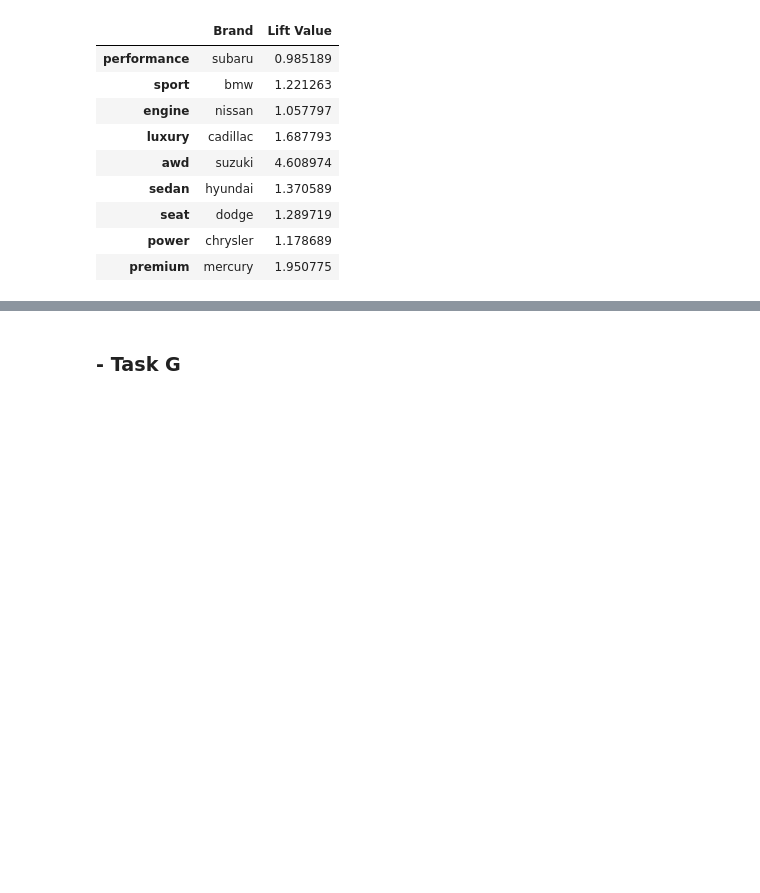
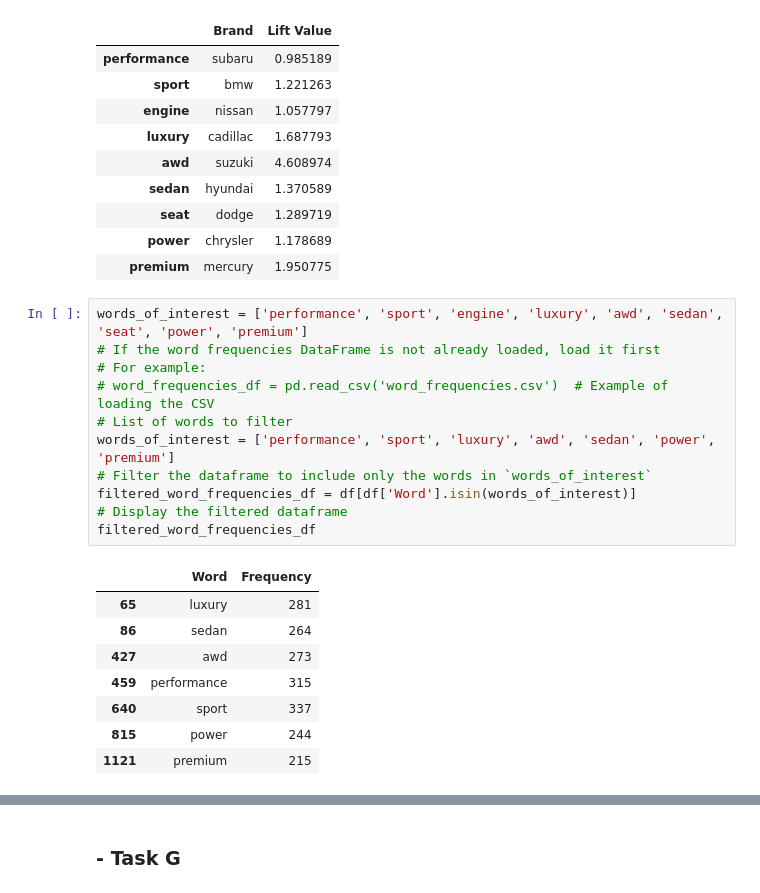
Before and after one commit to biagi0/Unstructured_Data_Projects, a Jupyter notebook: Assignment_One_Consolidated.ipynb, the cells around one changed output, grey strips where cells are left out. Saved outputs shown, nothing was run; the diff lists cells and outputs as text; blank space fills up the shorter version.

```diff
--- a/Assignment_One_Consolidated.ipynb
+++ b/Assignment_One_Consolidated.ipynb
@@ -829,3 +829,23 @@ highest_lift_summary
 | seat | dodge | 1.289719 |
 | power | chrysler | 1.178689 |
 | premium | mercury | 1.950775 |
+# %%
+words_of_interest = ['performance', 'sport', 'engine', 'luxury', 'awd', 'sedan', 'seat', 'power', 'premium']
+# If the word frequencies DataFrame is not already loaded, load it first
+# For example:
+# word_frequencies_df = pd.read_csv('word_frequencies.csv')  # Example of loading the CSV
+# List of words to filter
+words_of_interest = ['performance', 'sport', 'luxury', 'awd', 'sedan', 'power', 'premium']
+# Filter the dataframe to include only the words in `words_of_interest`
+filtered_word_frequencies_df = df[df['Word'].isin(words_of_interest)]
+# Display the filtered dataframe
+filtered_word_frequencies_df
+# %% [output]
+|  | Word | Frequency |
+| 65 | luxury | 281 |
+| 86 | sedan | 264 |
+| 427 | awd | 273 |
+| 459 | performance | 315 |
+| 640 | sport | 337 |
+| 815 | power | 244 |
+| 1121 | premium | 215 |
```
Also changed, not shown: parts of 1 cell of this notebook.
